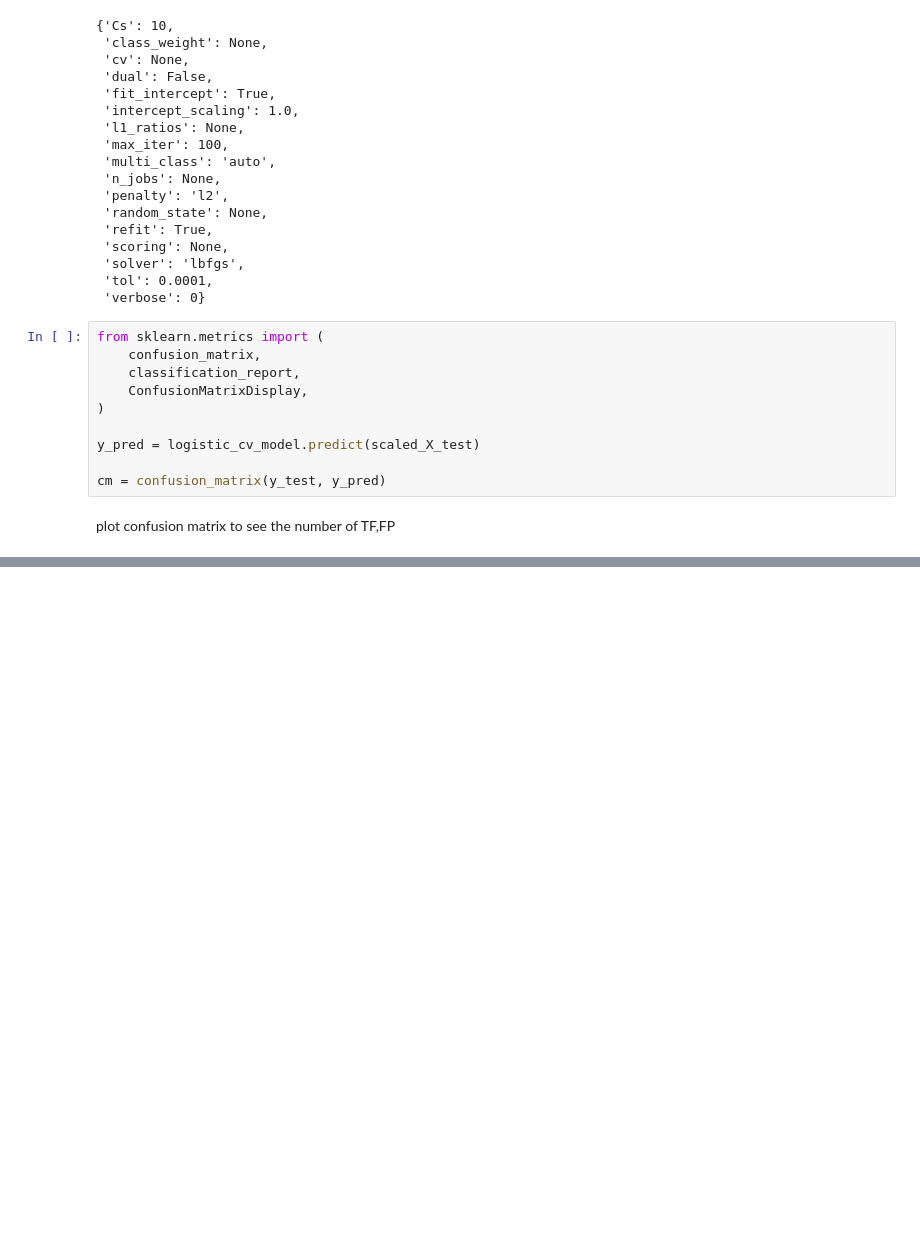
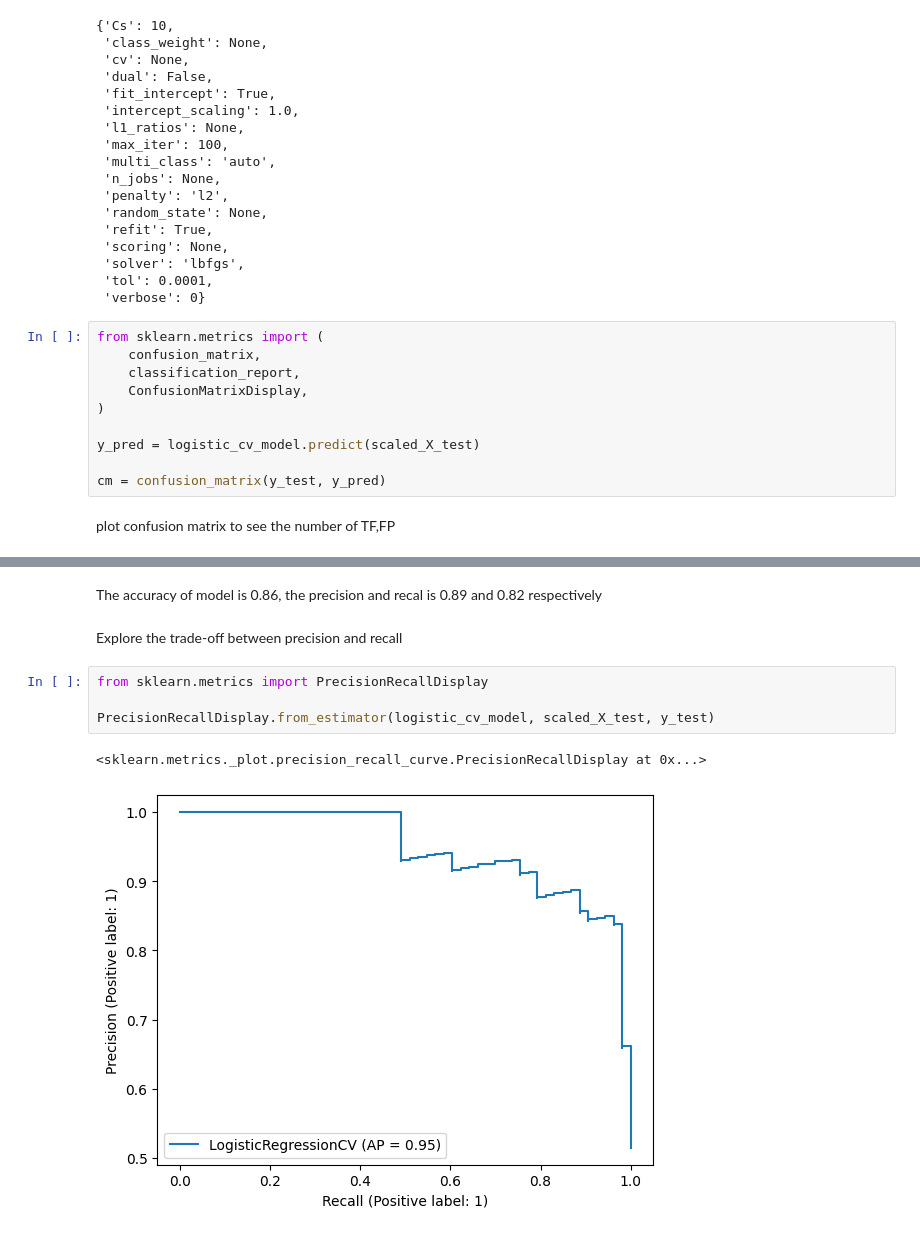
Before and after one commit to quangandrei1003/heart-disease-logistic-regression, a Jupyter notebook: heart-disease-logistic-regression.ipynb, the cells around one changed output, grey strips where cells are left out. Drawn from its saved outputs; the diff is of its cells as text; blank space fills up the shorter version.

Commit message:
add evaluation metrics

```diff
--- a/heart-disease-logistic-regression.ipynb
+++ b/heart-disease-logistic-regression.ipynb
@@ -136,0 +151,11 @@ cm_plot.plot()
+# %% [markdown]
+The accuracy of model is 0.86, the precision and recal is 0.89 and 0.82 respectively
+# %% [markdown]
+Explore the trade-off between precision and recall
+# %%
+from sklearn.metrics import PrecisionRecallDisplay
+
+PrecisionRecallDisplay.from_estimator(logistic_cv_model, scaled_X_test, y_test)
+# %% [output]
+<sklearn.metrics._plot.precision_recall_curve.PrecisionRecallDisplay at 0x...>
+[figure, added]
```
Also changed, not shown: parts of 2 cells of this notebook.
